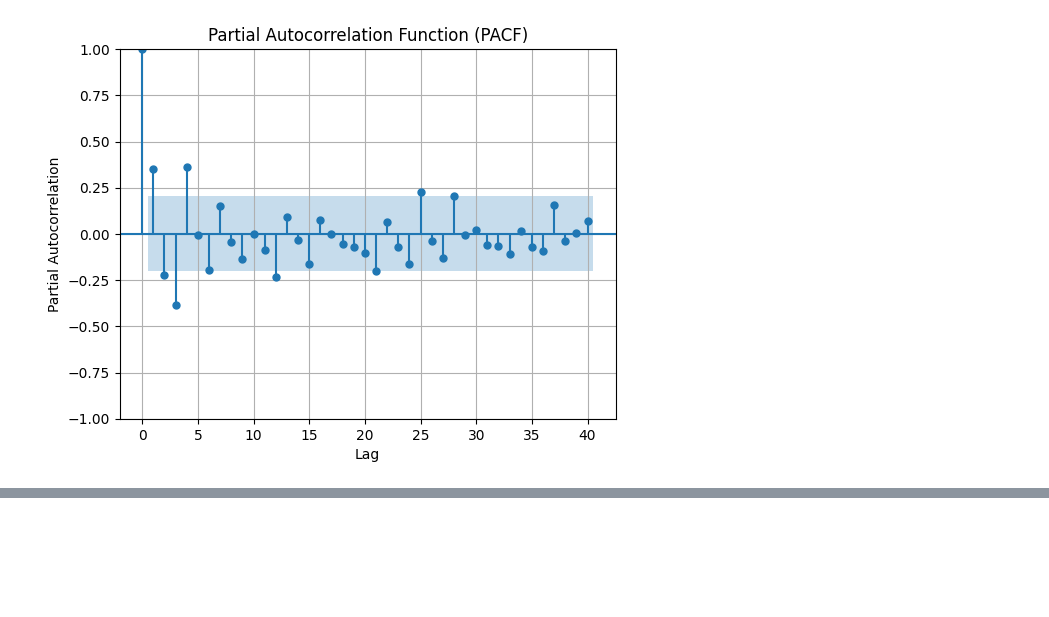
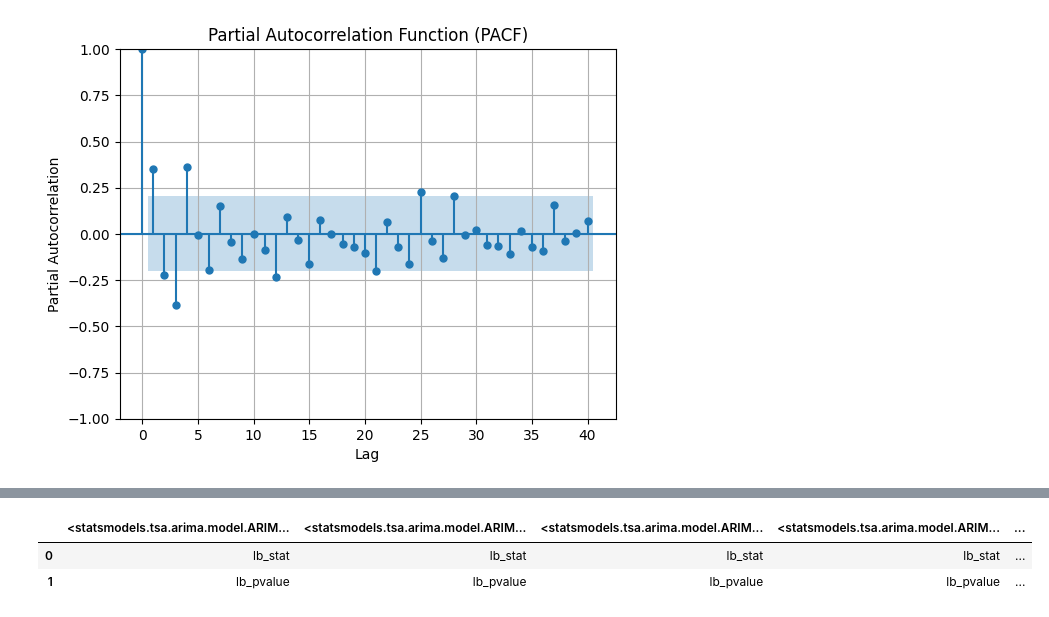
Before and after one commit to Perann/STAT_APP, a Jupyter notebook: Statistiques.ipynb, the cells around one changed output, grey strips where cells are left out. Drawn from its saved outputs; the diff is of its cells as text; code cells hidden in the pictures; blank space fills up the shorter version.

Commit message:
stats youhou

```diff
--- a/Statistiques.ipynb
+++ b/Statistiques.ipynb
@@ -224,0 +233,34 @@ plt.show()
+# %%
+from statsmodels.tsa.arima.model  import ARIMA
+model_list = []
+model43 = ARIMA(returns, order = (4,0,3))
+model42 = ARIMA(returns, order = (4,0,2))
+model41 = ARIMA(returns, order = (4,0,1))
+model40 = ARIMA(returns, order = (4,0,0))
+model33 = ARIMA(returns, order = (3,0,3))
+model32 = ARIMA(returns, order = (3,0,2))
+model31 = ARIMA(returns, order = (3,0,1))
+model30 = ARIMA(returns, order = (3,0,0))
+model23 = ARIMA(returns, order = (2,0,3))
+model22 = ARIMA(returns, order = (2,0,2))
+model21 = ARIMA(returns, order = (2,0,1))
+model20 = ARIMA(returns, order = (2,0,0))
+model13 = ARIMA(returns, order = (1,0,3))
+model12 = ARIMA(returns, order = (1,0,2))
+model11 = ARIMA(returns, order = (1,0,1))
+model10 = ARIMA(returns, order = (1,0,0))
+model_list = [model43,model42,model41,model40,model33,model32,model31,model30,model23,model22,model21,model20,model13,model12,model11,model10]
+# %%
+from statsmodels.stats.diagnostic import acorr_ljungbox
+D = {}
+for model in model_list:
+    residuals = model.fit().resid
+    lb_test_stat, lb_p_value = acorr_ljungbox(residuals, lags=12)
+    D[str(model)] = [lb_test_stat, lb_p_value]
+
+Result = pd.DataFrame(D)
+Result
+# %% [output]
+|  | <statsmodels.tsa.arima.model.ARIM... | <statsmodels.tsa.arima.model.ARIM... | <statsmodels.tsa.arima.model.ARIM... | <statsmodels.tsa.arima.model.ARIM... | ... |
+| 0 | lb_stat | lb_stat | lb_stat | lb_stat | ... |
+| 1 | lb_pvalue | lb_pvalue | lb_pvalue | lb_pvalue | ... |
```
Also changed, not shown: parts of 9 cells of this notebook.
